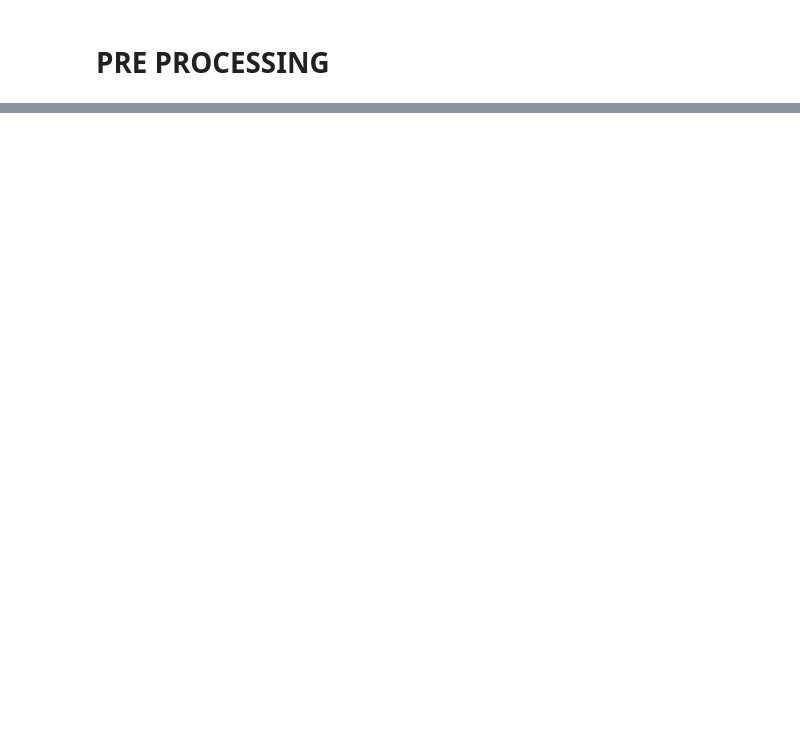
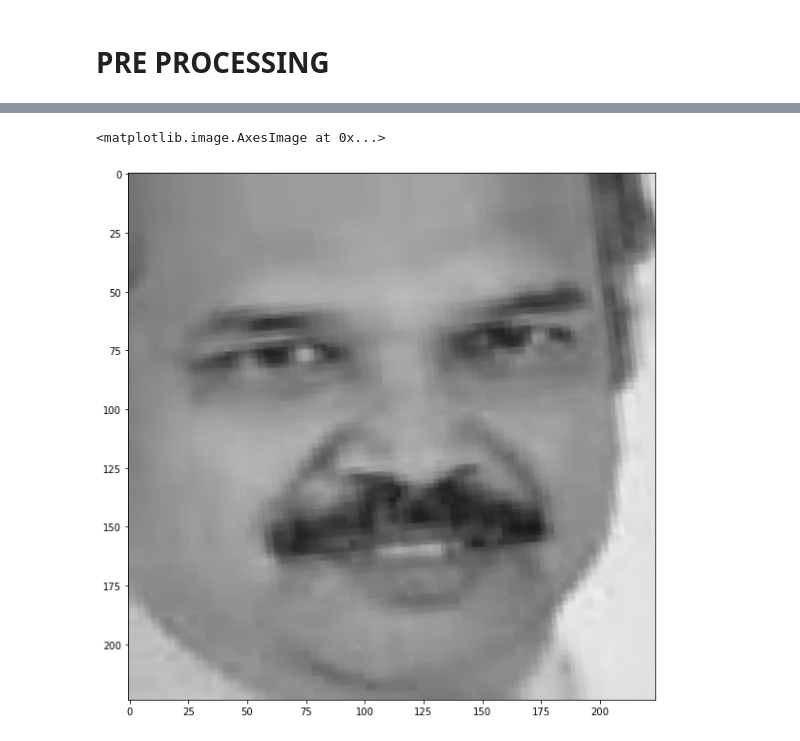
Before and after one commit to HissaanAli/AgePrediction, a Jupyter notebook: Untitled.ipynb, the cells around one changed output, grey strips where cells are left out. Saved outputs shown, nothing was run; the diff lists cells and outputs as text; code cells hidden in the pictures; blank space fills up the shorter version.

```diff
--- a/Untitled.ipynb
+++ b/Untitled.ipynb
@@ -336,2 +347,18 @@ mod.compile(optimizer=opt,
              )
+# %%
+from keras.preprocessing.image import ImageDataGenerator
+train_datagen = ImageDataGenerator(
+      rotation_range=5,
+      width_shift_range=0.05,
+      height_shift_range=0.05,
+      shear_range=0.05,
+      zoom_range=0.05,
+      horizontal_flip=True,
+      vertical_flip=False,
+      fill_mode='nearest')
+# %%
+train_generator = train_datagen.flow(
+        x_train,
+        y_train,
+        batch_size=16)
 # %%
@@ -365,0 +398,5 @@ plt.plot(val_loss, label = 'val_loss')
+# %%
+plt.imshow(train_generator[0][0][12])
+# %% [output]
+<matplotlib.image.AxesImage at 0x...>
+[figure, added]
```
Also changed, not shown: parts of 22 cells of this notebook, 1 other file.
